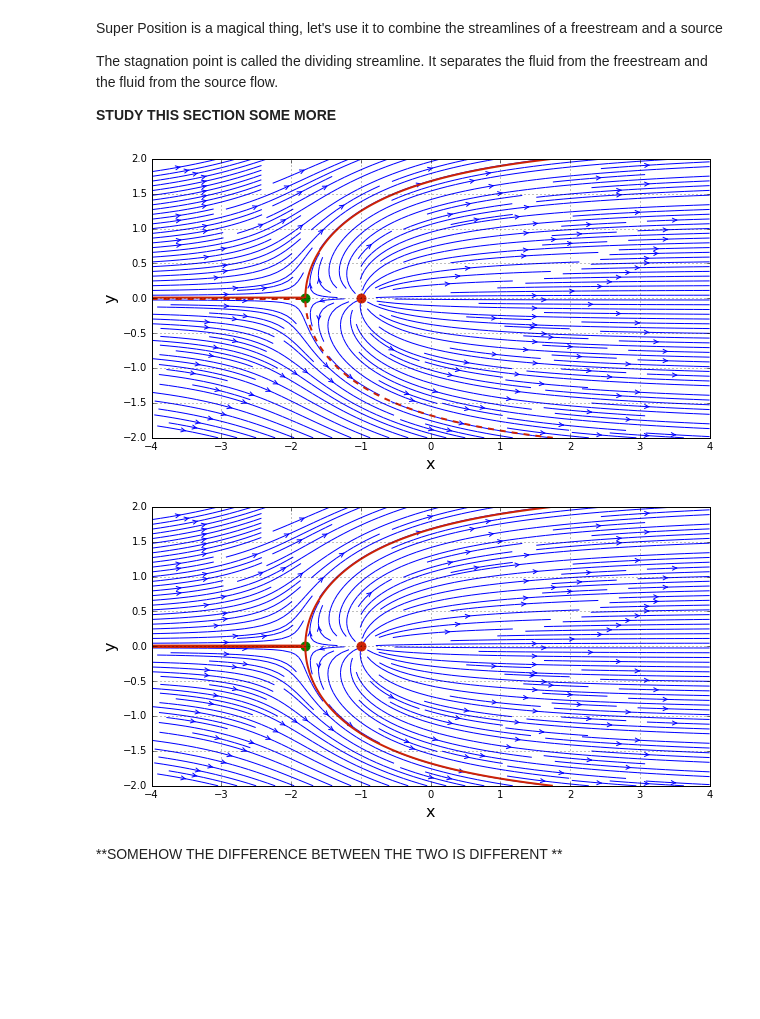
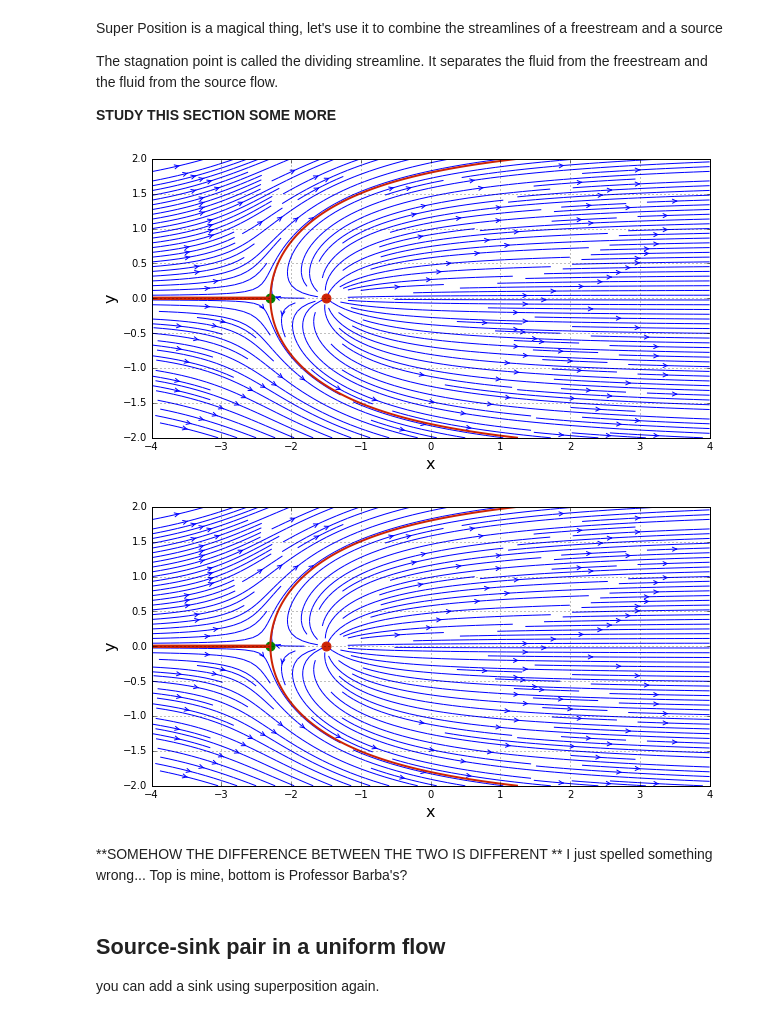
Before and after one commit to jennakosborn/mae6226, a Jupyter notebook: Lesson02.ipynb, the cells around one changed output. Saved outputs shown, nothing was run; the diff lists cells and outputs as text; code cells hidden in the pictures; blank space fills up the shorter version.

```diff
--- a/Lesson02.ipynb
+++ b/Lesson02.ipynb
@@ -108,7 +108,7 @@ FUNCTIONS MAKE THINGS EASIER! We don't have to keep writing all that mess
 Lets use them!
 # %%
 strength_source = 5.0
-x_source, y_source = -1.0, 0.0
+x_source, y_source = -1.5, 0.0
 
 #compute that velocity field!
 u_source, v_source = get_velocity(strength_source,x_source,y_source,X,Y)
@@ -124,32 +124,33 @@ The stagnation point is called the dividing streamline. It separates the fluid f
 # %%
 # superposition of the source on the freestream
 u = u_freesteam + u_source
 v = v_freesteam + v_source
 psi = psi_freesteam + psi_source
 
 # plotting
 size = 10
 pyplot.figure(figsize=(size,(y_end-y_start)/(x_end-x_start)*size))
 pyplot.grid(True)
 pyplot.xlabel('x',fontsize=16)
 pyplot.ylabel('y',fontsize=16)
 pyplot.xlim(x_start,x_end)
 pyplot.ylim(y_start,y_end)
 pyplot.streamplot(X,Y,u,v,density=2,linewidth=1,arrowsize=1, arrowstyle='->')
 pyplot.scatter(x_source,y_source,color='#CD2305',s=80,marker='o')
 
 #calculate the stagnation point
 x_stagnation = x_source - strength_source/(2*numpy.pi*u_inf)
 y_stagnation = y_source
 
 # display stagnation pt
 pyplot.scatter(x_stagnation,y_stagnation,color='g',s=80,marker='o')
 
 #display the dividing streamline
-pyplot.contour(X,Y,psi,levels=[-strength_source/2,+strength_source/2],
-              colors='#CD2305',linewidths=2,linstyles='solid');
+pyplot.contour(X, Y, psi,
+               levels=[-strength_source/2, +strength_source/2],
+              colors='#CD2305', linewidths=2 ,linestyles='solid');
 # %% [output]
-[figure, old version]
+[figure, new version]
 # %%
 # superposition of the source on the freestream
 u = u_freesteam + u_source
@@ -179,6 +180,11 @@ pyplot.contour(X, Y, psi,
             levels=[-strength_source/2, +strength_source/2],
             colors='#CD2305', linewidths=2, linestyles='solid');
 # %% [output]
-[figure, old version]
+[figure, new version]
 # %% [markdown]
 **SOMEHOW THE DIFFERENCE BETWEEN  THE TWO IS DIFFERENT **
+I just spelled something wrong... Top is mine, bottom is Professor Barba's?
+# %% [markdown]
+## Source-sink pair in a uniform flow
+
+you can add a sink using superposition again.
```
Also changed, not shown: parts of 3 cells of this notebook.
